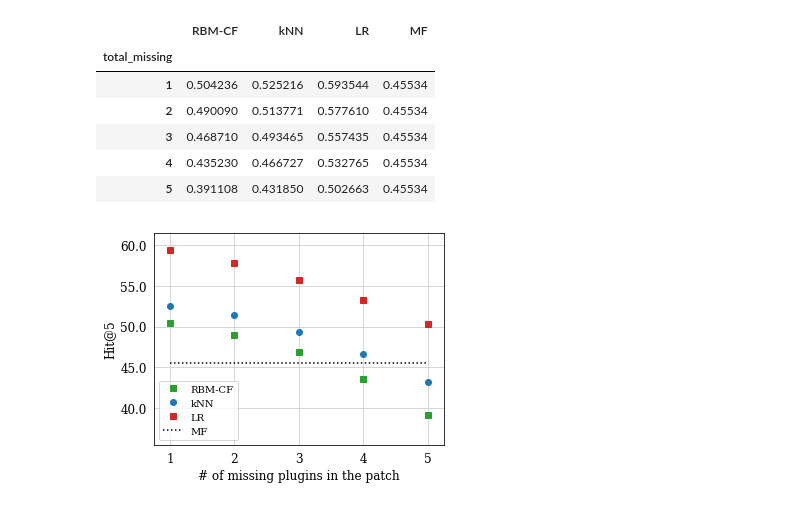
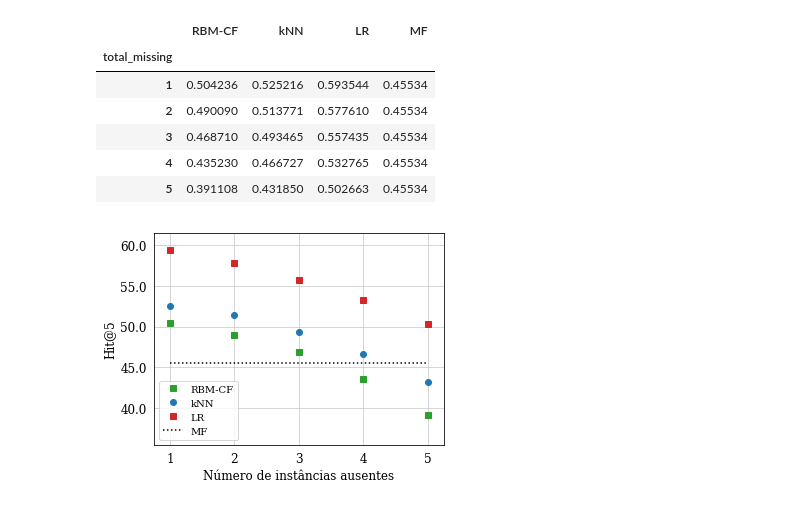
Before and after one commit to SrMouraSilva/RBM, a Jupyter notebook: experiments/notebooks/IV.D.Plugins_recommendation_on_multiple_positions_-_plot.ipynb, the cells around one changed output. Saved outputs shown, nothing was run; the diff lists cells and outputs as text; code cells hidden in the pictures.

```diff
--- a/experiments/notebooks/IV.D.Plugins_recommendation_on_multiple_positions_-_plot.ipynb
+++ b/experiments/notebooks/IV.D.Plugins_recommendation_on_multiple_positions_-_plot.ipynb
@@ -24,29 +24,29 @@ df
 # %%
 markers = ['s', 'o', 's', ' ']
 linestyles = [' ', ' ', ' ', ':']
 
 update_style()
 
 ax = df.plot(figsize=(8*.65, 6*.65), color=['#2ca02c', '#1f77b4', '#d62728', 'black'])
 
 for marker, line, style in zip(markers, ax.get_lines(), linestyles):
     line.set_marker(marker)
     line.set_linestyle(style)
 
 ax.set_xlabel('Número de instâncias ausentes')
-ax.set_xlabel('# of missing plugins in the patch')
+#ax.set_xlabel('# of missing plugins in the patch')
 ax.set_ylabel('Hit@5')
 ax.set_yticklabels(['{:3.1f}'.format(x*100) for x in ax.get_yticks()])
 
 from matplotlib.font_manager import FontProperties
 font_small = FontProperties()
 font_small.set_size('small')
 ax.legend(ncol=1, bbox_to_anchor=(0, 0), loc="lower left", prop=font_small)
 
 plt.xlim([0.75, 5.25])
 plt.ylim([0.355, .615])
 
 
 ax.get_figure().savefig("output/hit5-multiple.pdf", bbox_inches='tight')
 # %% [output]
-[figure, old version]
+[figure, new version]
```
Also changed, not shown: 6 other files.
